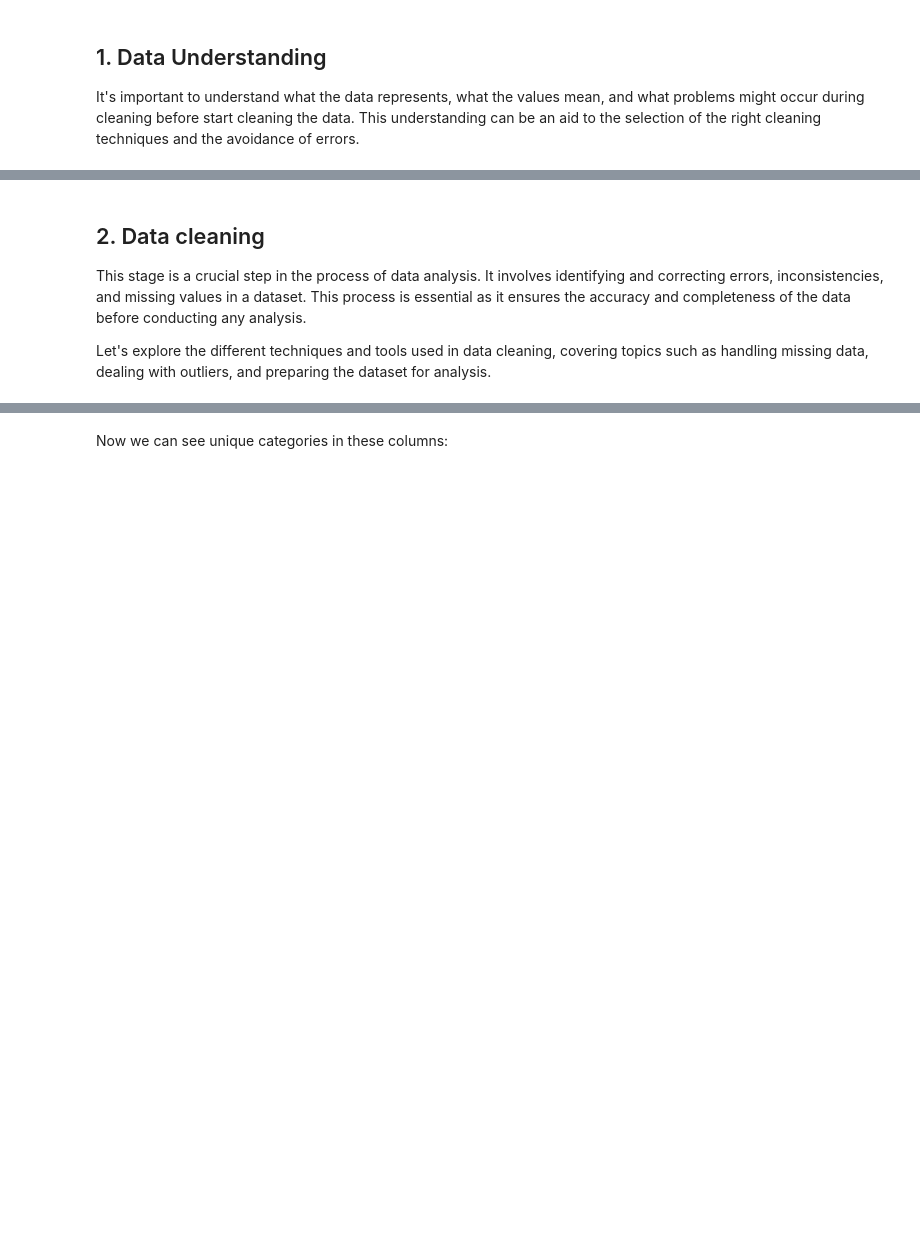
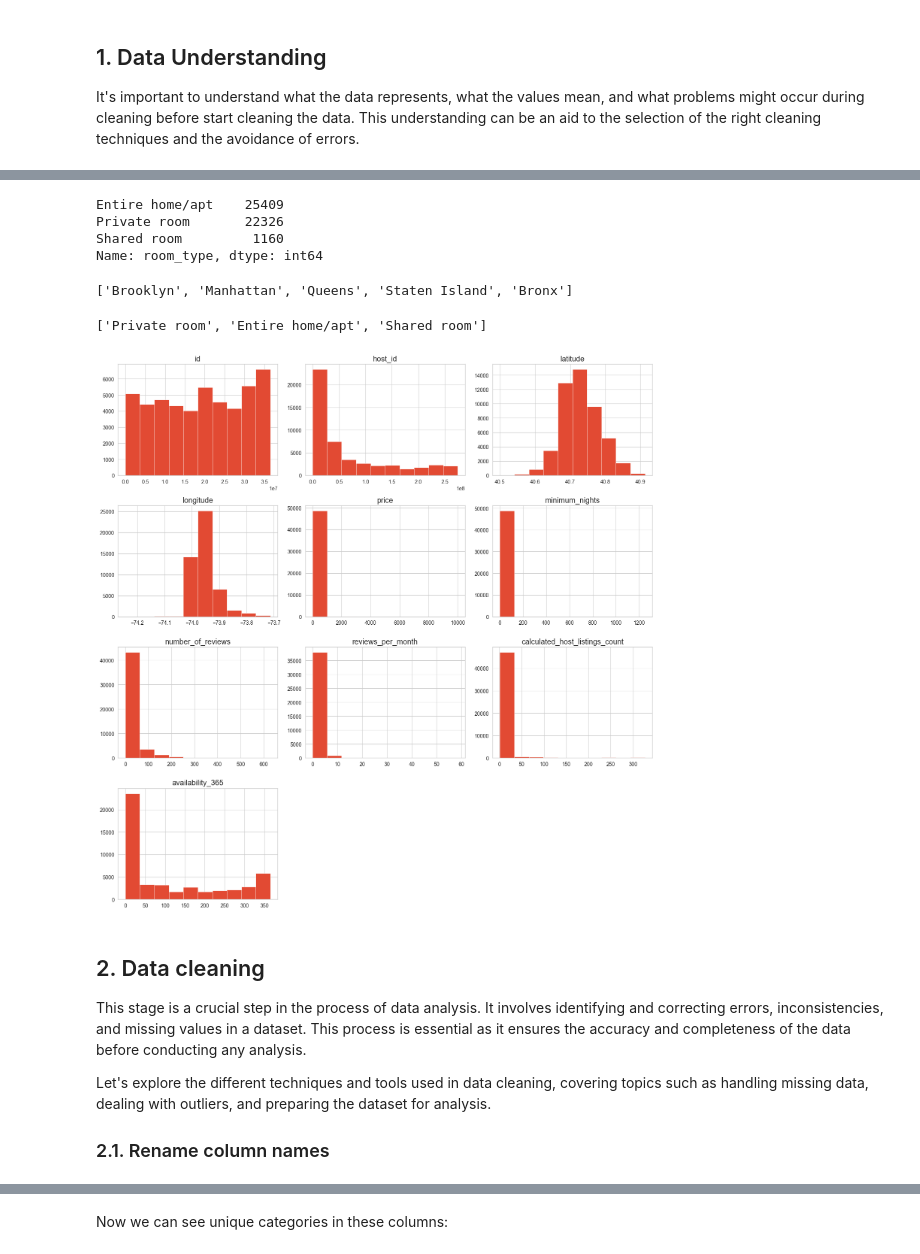
Before and after one commit to diogo-costa-silva/data-science-notebooks, a Jupyter notebook: nyc_airbnb-open-data/nyc-airbnb-analysis.ipynb, the cells around one changed output, grey strips where cells are left out. Saved outputs shown, nothing was run; the diff lists cells and outputs as text; code cells hidden in the pictures; blank space fills up the shorter version.

```diff
--- a/nyc_airbnb-open-data/nyc-airbnb-analysis.ipynb
+++ b/nyc_airbnb-open-data/nyc-airbnb-analysis.ipynb
@@ -16,10 +3,41 @@ import folium as fl
+# %%
+# Provides functionality to track time
+import time
+
+# Data Manipulation and Analysis
+import pandas as pd
+import numpy as np
+
+# Data Visualization
+import matplotlib.pyplot as plt
+from matplotlib import rcParams
+import seaborn as sns
+import plotly.express as px
+import plotly.graph_objects as go
+
+# apply some cool styling
+plt.style.use("ggplot")
+rcParams['figure.figsize'] = (12, 6)
+sns.set_style('whitegrid') # set style for seaborn
+
+# Statistical Analysis
+from scipy import stats
+
+# Mapping on an interactive Leaflet map
+import folium as fl
+
+import warnings # ignore warnings
+warnings.filterwarnings('ignore')
+
+# Setting for Jupyter Notebooks (visualizations directly below the code)
+%matplotlib inline
 # %% [markdown]
 ## 1. Data Understanding
 
 It's important to understand what the data represents, what the values mean, and what problems might occur during cleaning before start cleaning the data. This understanding can be an aid to the selection of the right cleaning techniques and the avoidance of errors.
 # %%
 # Create a DataFrame from CSV file
-file_path = 'https://raw.githubusercontent.com/diogo-costa-silva/datasets/main/nyc_airbnb_open_data/AB_NYC_2019.csv'
+file_path = 'https://raw.githubusercontent.com/diogo-costa-silva/assets/main/data/nyc_airbnb_open_data/AB_NYC_2019.csv'
 df = pd.read_csv(file_path)
 
 # First 5 rows of the DataFrame
@@ -58,6 +286,32 @@ From this output, we can see that the DataFrame has 48,895 rows (entries) and 16
+# %%
+df["room_type"].value_counts()
+# %% [output]
+Entire home/apt    25409
+Private room       22326
+Shared room         1160
+Name: room_type, dtype: int64
+# %%
+# unique values in discrete variables
+list(df["neighbourhood_group"].unique())
+# %% [output]
+['Brooklyn', 'Manhattan', 'Queens', 'Staten Island', 'Bronx']
+# %%
+list(df["room_type"].unique())
+# %% [output]
+['Private room', 'Entire home/apt', 'Shared room']
+# %%
+# variable distributions
+df.hist(figsize=(15,15))
+#set a large figsize if you have > 9 variables
+plt.tight_layout()
+plt.show()
+# %% [output]
+[figure, added]
 # %% [markdown]
 ## 2. Data cleaning
 
 This stage is a crucial step in the process of data analysis. It involves identifying and correcting errors, inconsistencies, and missing values in a dataset. This process is essential as it ensures the accuracy and completeness of the data before conducting any analysis.
 
 Let's explore the different techniques and tools used in data cleaning, covering topics such as handling missing data, dealing with outliers, and preparing the dataset for analysis.
+
+### 2.1. Rename column names
```
Also changed, not shown: parts of 54 cells of this notebook.
